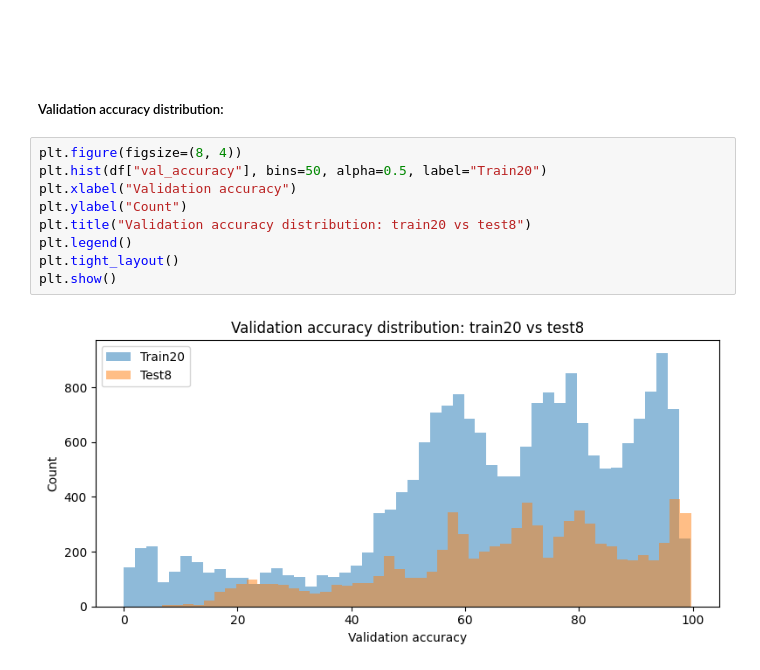
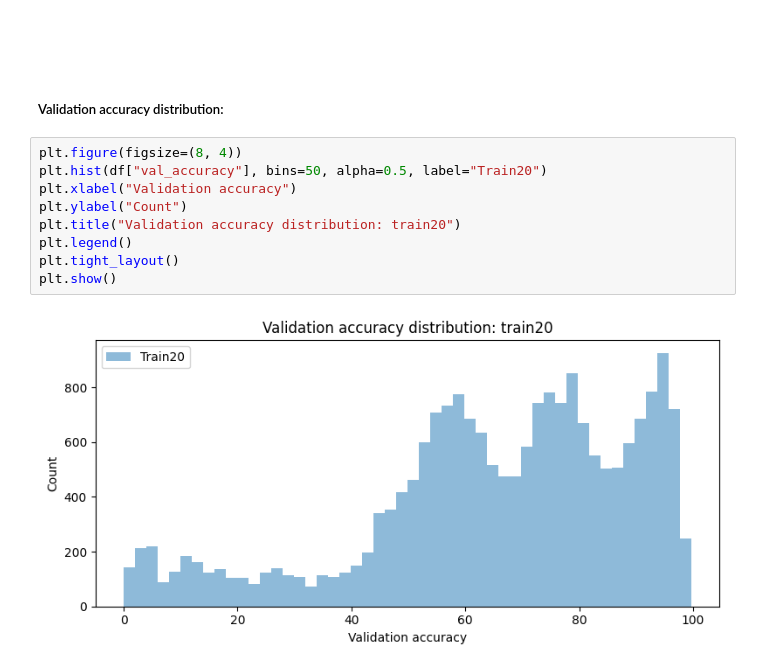
Before and after one commit to yungtoby/master-thesis-code, a Jupyter notebook: notebooks/explore_yahpo_costs.ipynb, the cells around one changed output. Saved outputs shown, nothing was run; the diff lists cells and outputs as text.

```diff
--- a/notebooks/explore_yahpo_costs.ipynb
+++ b/notebooks/explore_yahpo_costs.ipynb
@@ -428,11 +490,11 @@ plt.show()
 # %%
 plt.figure(figsize=(8, 4))
 plt.hist(df["val_accuracy"], bins=50, alpha=0.5, label="Train20")
 plt.xlabel("Validation accuracy")
 plt.ylabel("Count")
-plt.title("Validation accuracy distribution: train20 vs test8")
+plt.title("Validation accuracy distribution: train20")
 plt.legend()
 plt.tight_layout()
 plt.show()
 # %% [output]
-[figure, old version]
+[figure, new version]
```
Also changed, not shown: parts of 10 cells of this notebook.
